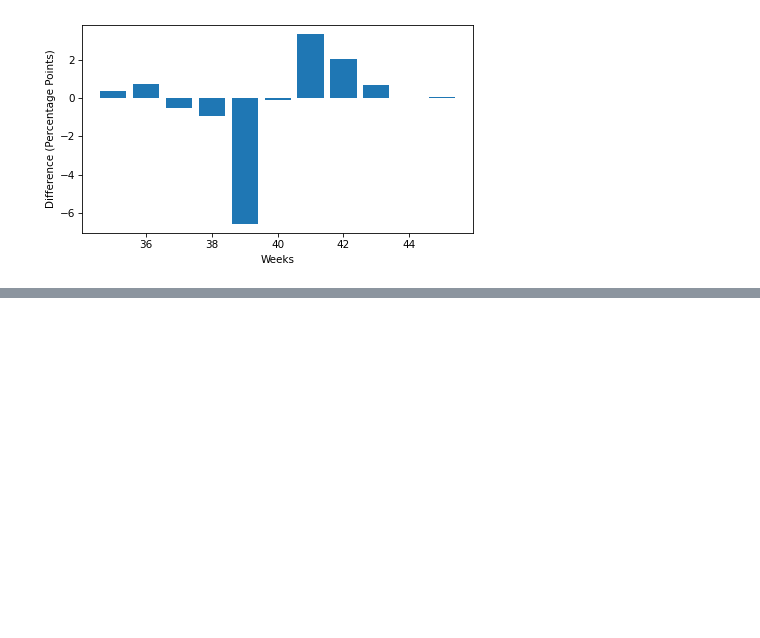
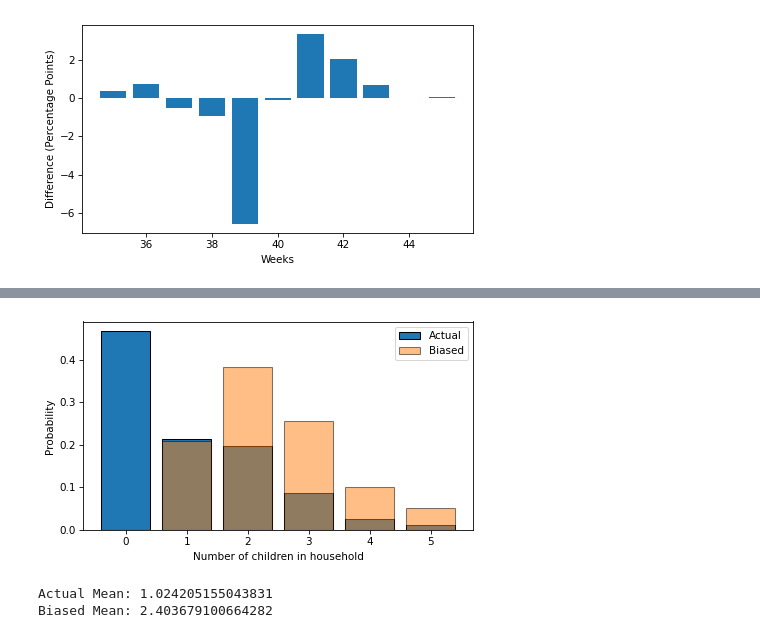
Before and after one commit to Seharish-Fatima/Probability-Mass-Functions, a Jupyter notebook: Prabability Mass Functions.ipynb, the cells around one changed output, grey strips where cells are left out. Saved outputs shown, nothing was run; the diff lists cells and outputs as text; code cells hidden in the pictures; blank space fills up the shorter version.

```diff
--- a/Prabability Mass Functions.ipynb
+++ b/Prabability Mass Functions.ipynb
@@ -239,0 +311,33 @@ decorate(xlabel = "Weeks", ylabel = "Difference (Percentage Points)")
+# %%
+def bias_pmf(pmf):
+    biased = pmf.copy()
+    biased.ps = biased.qs * biased.ps
+    biased.normalize()
+    return biased
+# %%
+def bias_pmf(pmf):
+    biased = pmf.copy()
+    values = biased.qs
+    probs = biased.ps
+
+    new_probs = values * probs
+    biased = Pmf(new_probs)
+    biased.normalize()
+    return biased
+# %%
+biased = bias_pmf(pmf)
+
+pmf.bar(label="Actual", edgecolor='black')
+biased.bar(label="Biased", alpha=0.5, edgecolor='black')
+decorate(xlabel="Number of children in household", ylabel="Probability")
+# %% [output]
+[figure, added]
+# %%
+actual_mean = np.sum(pmf.ps * pmf.qs)
+biased_mean = np.sum(biased.ps * biased.qs)
+
+print("Actual Mean:", actual_mean)
+print("Biased Mean:", biased_mean)
+# %% [output]
+Actual Mean: 1.024205155043831
+Biased Mean: 2.403679100664282
```
Also changed, not shown: parts of 11 cells of this notebook.
